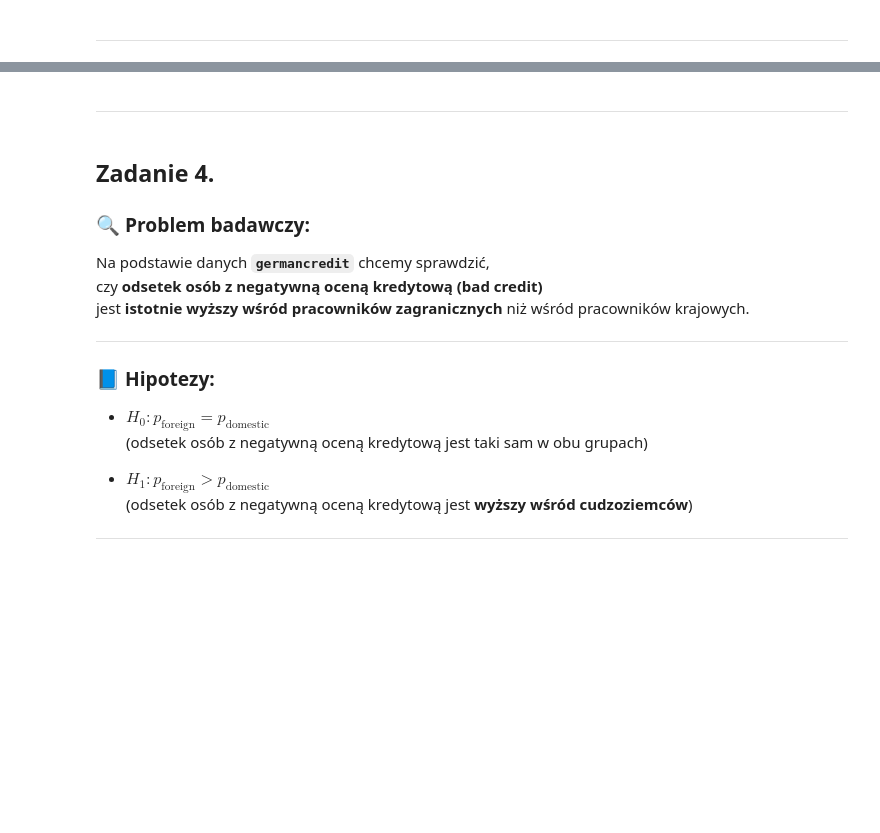
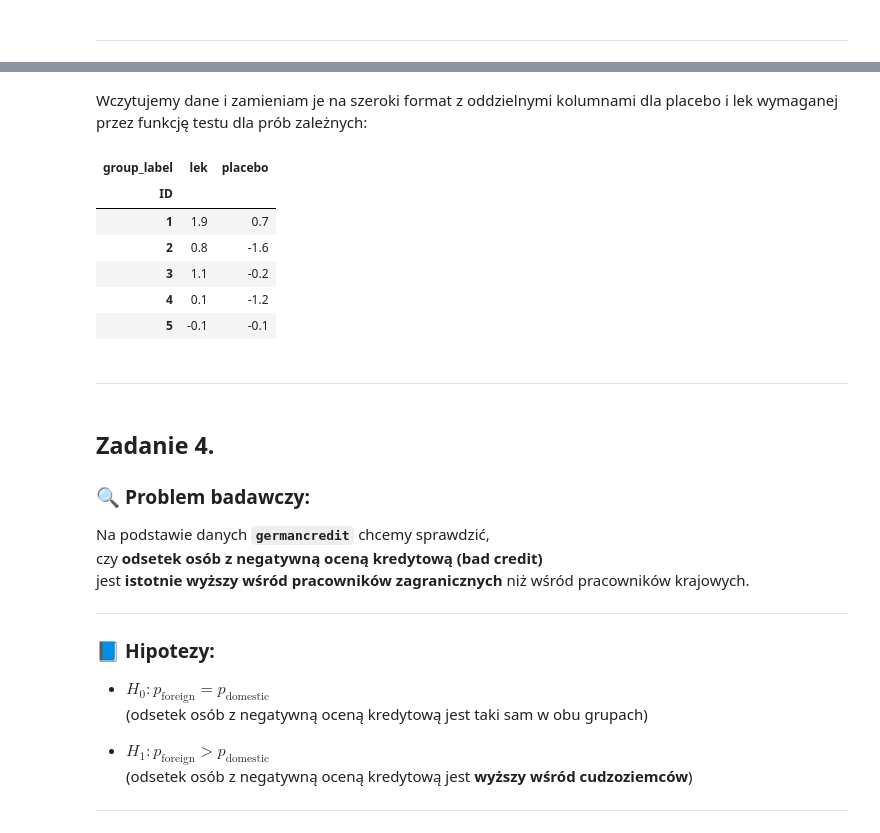
Before and after one commit to rk404/sadKF, a Jupyter notebook: 13-testy_roznic.ipynb, the cells around one changed output, grey strips where cells are left out. Saved outputs shown, nothing was run; the diff lists cells and outputs as text; code cells hidden in the pictures; blank space fills up the shorter version.

Commit message:
dane

```diff
--- a/13-testy_roznic.ipynb
+++ b/13-testy_roznic.ipynb
@@ -726,4 +734,20 @@ Naszym celem jest sprawdzenie, czy **czas snu po zażyciu leku** jest **istotnie
   (lek powoduje wydłużenie snu)
 
 ---
+# %% [markdown]
+Wczytujemy dane i zamieniam je na szeroki format z oddzielnymi kolumnami dla placebo i lek wymaganej przez funkcję testu dla prób zależnych:
+# %%
+df = pd.read_csv('data/sleep.csv')
+df['group'] = df['group'].astype(str).str.strip()
+df['group_label'] = df['group'].map({'1': 'placebo', '2': 'lek'})
+df_wide = df.pivot(index='ID', columns='group_label', values='extra')
+df_wide.head()
+# %% [output]
+| group_label | lek | placebo |
+| ID |  |  |
+| 1 | 1.9 | 0.7 |
+| 2 | 0.8 | -1.6 |
+| 3 | 1.1 | -0.2 |
+| 4 | 0.1 | -1.2 |
+| 5 | -0.1 | -0.1 |
 # %%
```
Also changed, not shown: parts of 4 cells of this notebook, 1 other file.
